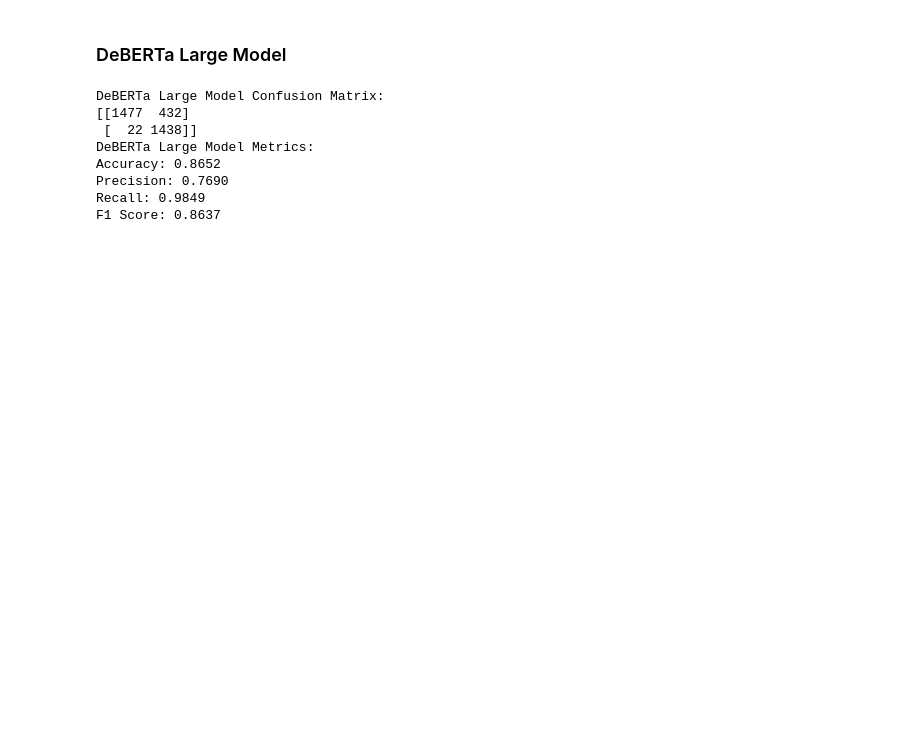
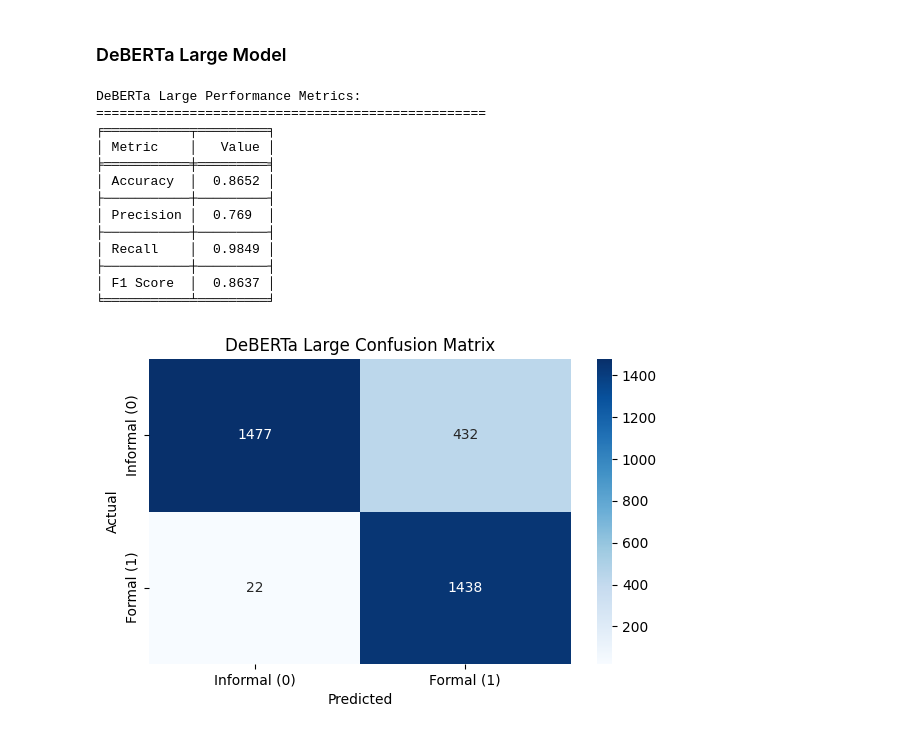
Before and after one commit to fergalriordan/text-formality, a Jupyter notebook: scripts/evals.ipynb, the cells around one changed output. Drawn from its saved outputs; the diff is of its cells as text; code cells hidden in the pictures; blank space fills up the shorter version.

```diff
--- a/scripts/evals.ipynb
+++ b/scripts/evals.ipynb
@@ -59,6 +66,6 @@ deberta_large_tokenizer = AutoTokenizer.from_pretrained('s-nlp/deberta-large-for
 deberta_large_model = AutoModelForSequenceClassification.from_pretrained('s-nlp/deberta-large-formality-ranker')
 # %%
 # Generating predictions on the binary (extreme) dataset
-deberta_large_predicted_labels, deberta_large_predicted_logits = predict_formality(deberta_large_model, deberta_large_tokenizer, binary_df, batch_size=1)
+deberta_large_predicted_labels, _ = predict_formality(deberta_large_model, deberta_large_tokenizer, binary_df, batch_size=1)
 # %% [output]
 Using device: cuda
@@ -131,21 +124,20 @@ ValueError: Found input variables with inconsistent numbers of samples: [3369, 5
 # %%
 deberta_large_confusion_matrix = confusion_matrix(binary_df['formal'].values, deberta_large_predicted_labels)
 deberta_large_accuracy, deberta_large_precision, deberta_large_recall, deberta_large_f1 = calculate_metrics(binary_df['formal'].values, deberta_large_predicted_labels)
 
-print("DeBERTa Large Model Confusion Matrix:")
-print(deberta_large_confusion_matrix)
-
-print(f"DeBERTa Large Model Metrics:")
-print(f"Accuracy: {deberta_large_accuracy:.4f}")
-print(f"Precision: {deberta_large_precision:.4f}")
-print(f"Recall: {deberta_large_recall:.4f}")
-print(f"F1 Score: {deberta_large_f1:.4f}")
+display_metrics("DeBERTa Large", deberta_large_confusion_matrix, deberta_large_accuracy, deberta_large_precision, deberta_large_recall, deberta_large_f1)
 # %% [output]
-DeBERTa Large Model Confusion Matrix:
-[[1477  432]
- [  22 1438]]
-DeBERTa Large Model Metrics:
-Accuracy: 0.8652
-Precision: 0.7690
-Recall: 0.9849
-F1 Score: 0.8637
+DeBERTa Large Performance Metrics:
+==================================================
+╒═══════════╤═════════╕
+│ Metric    │   Value │
+╞═══════════╪═════════╡
+│ Accuracy  │  0.8652 │
+├───────────┼─────────┤
+│ Precision │  0.769  │
+├───────────┼─────────┤
+│ Recall    │  0.9849 │
+├───────────┼─────────┤
+│ F1 Score  │  0.8637 │
+╘═══════════╧═════════╛
+[figure, added]
```
Also changed, not shown: parts of 18 cells of this notebook, 2 other files.
